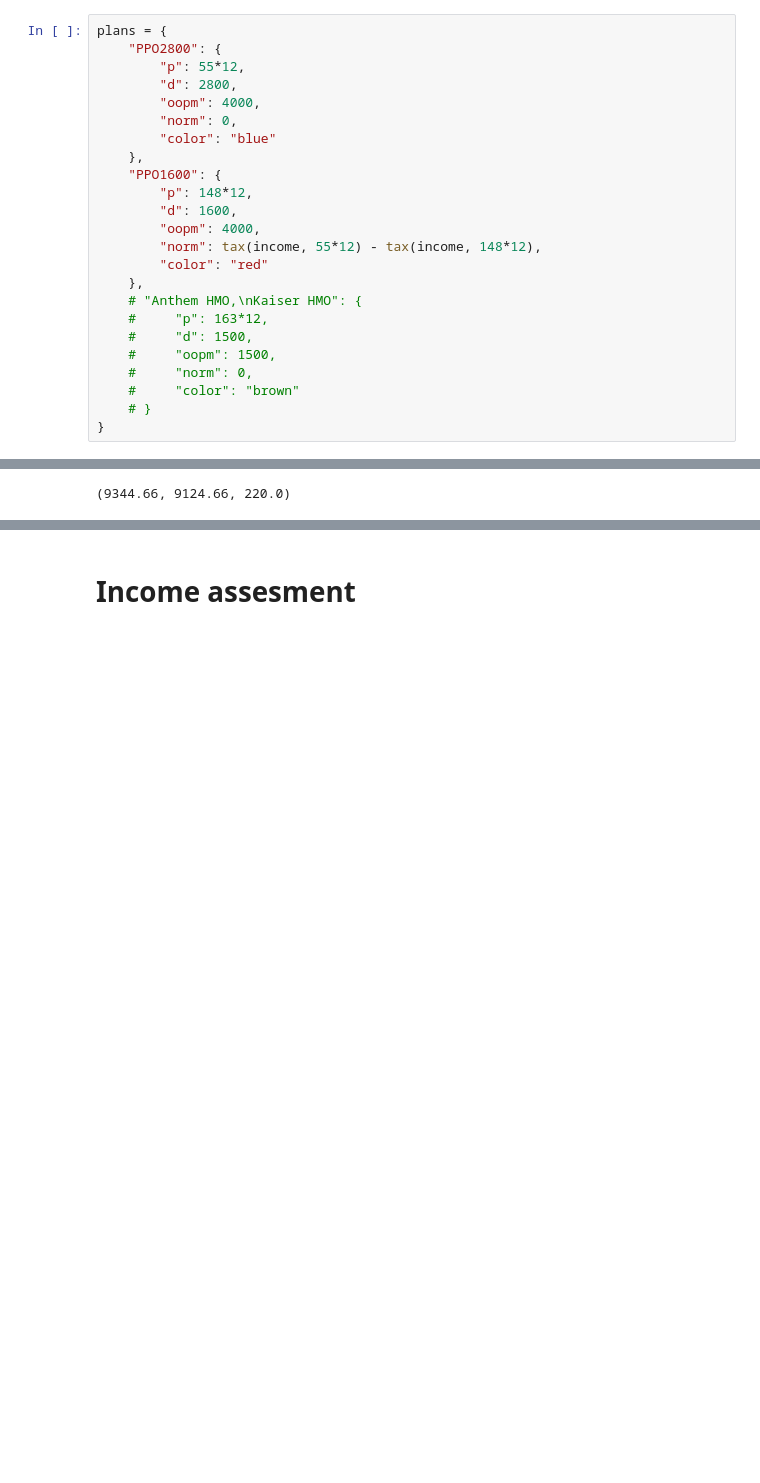
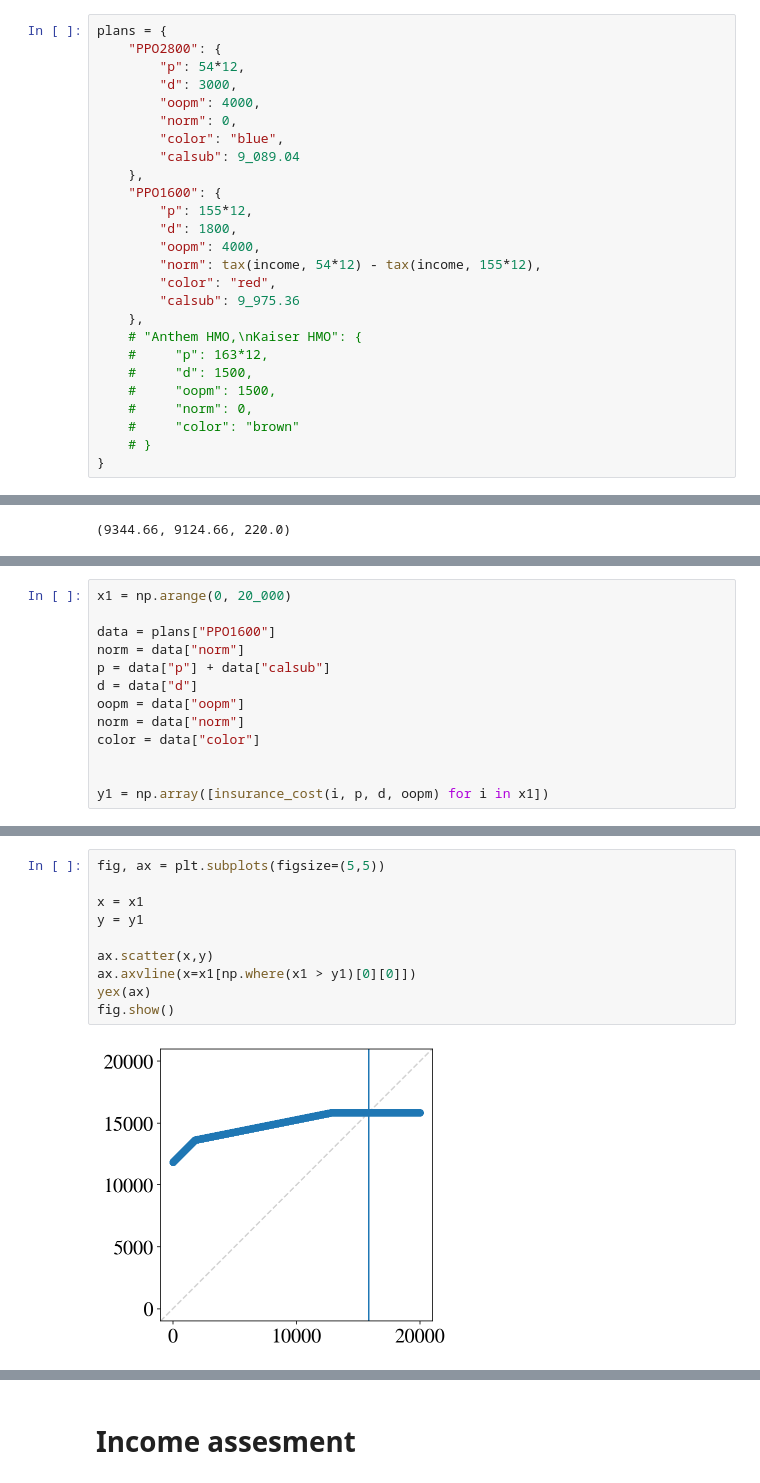
Before and after one commit to sbooeshaghi/health-insurance, a Jupyter notebook: healthcare_costs.ipynb, the cells around one changed output, grey strips where cells are left out. Saved outputs shown, nothing was run; the diff lists cells and outputs as text; blank space fills up the shorter version.

```diff
--- a/healthcare_costs.ipynb
+++ b/healthcare_costs.ipynb
@@ -116,18 +116,20 @@ tax(50_000, 0) - tax(50_000, 1_000)
 # %%
 plans = {
     "PPO2800": {
-        "p": 55*12,
-        "d": 2800,
+        "p": 54*12,
+        "d": 3000,
         "oopm": 4000,
         "norm": 0,
-        "color": "blue"
+        "color": "blue",
+        "calsub": 9_089.04
     },
     "PPO1600": {
-        "p": 148*12,
-        "d": 1600,
+        "p": 155*12,
+        "d": 1800,
         "oopm": 4000,
-        "norm": tax(income, 55*12) - tax(income, 148*12),
-        "color": "red"
+        "norm": tax(income, 54*12) - tax(income, 155*12),
+        "color": "red",
+        "calsub": 9_975.36
     },
     # "Anthem HMO,\nKaiser HMO": {
     #     "p": 163*12,
@@ -325,0 +330,13 @@ tax(62_400, 0), tax(62_400, 1_000), (tax(62_400, 0) - tax(62_400, 1_000))
+# %%
+x1 = np.arange(0, 20_000)
+
+data = plans["PPO1600"]
+norm = data["norm"]
+p = data["p"] + data["calsub"]
+d = data["d"]
+oopm = data["oopm"]
+norm = data["norm"]
+color = data["color"]
+
+
+y1 = np.array([insurance_cost(i, p, d, oopm) for i in x1])
@@ -325,0 +347,12 @@ tax(62_400, 0), tax(62_400, 1_000), (tax(62_400, 0) - tax(62_400, 1_000))
+# %%
+fig, ax = plt.subplots(figsize=(5,5))
+
+x = x1
+y = y1
+
+ax.scatter(x,y)
+ax.axvline(x=x1[np.where(x1 > y1)[0][0]])
+yex(ax)
+fig.show()
+# %% [output]
+[figure, added]
```
Also changed, not shown: parts of 5 cells of this notebook.
